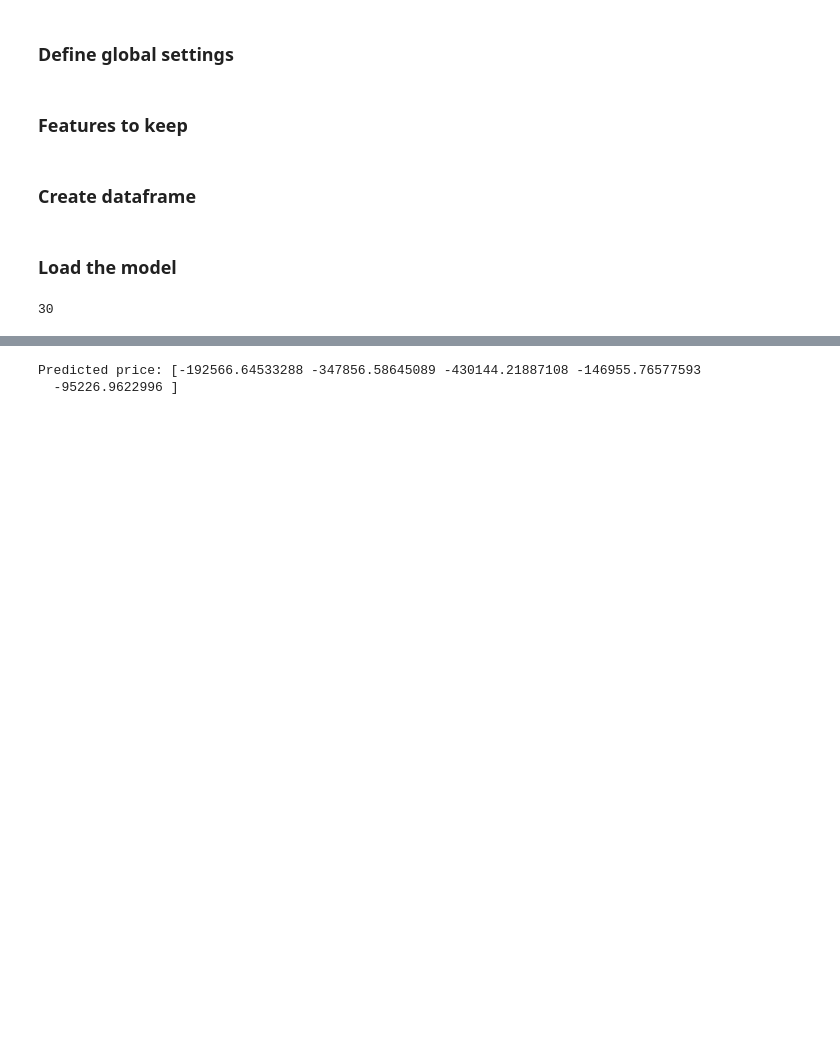
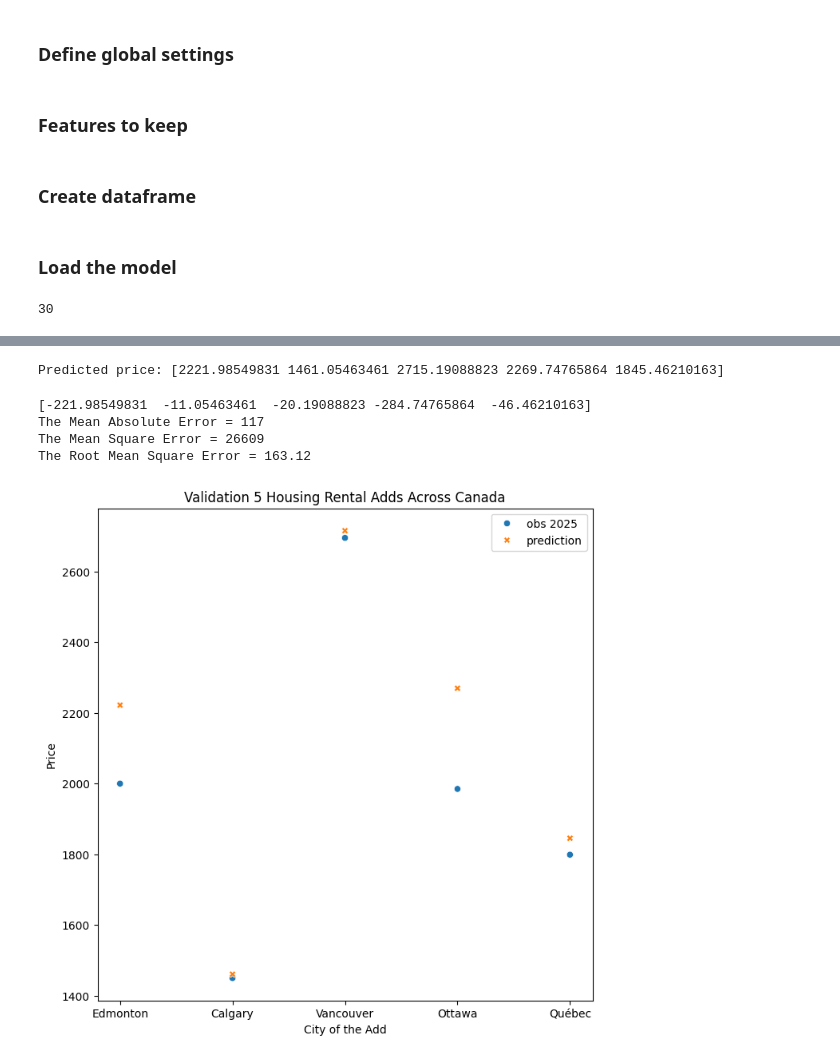
Before and after one commit to ABF-QC/Module2_Project1, a Jupyter notebook: Notebook/Validation_RealData_Polynomial_Regression.ipynb, the cells around one changed output, grey strips where cells are left out. Saved outputs shown, nothing was run; the diff lists cells and outputs as text; code cells hidden in the pictures; blank space fills up the shorter version.

Commit message:
Validation 2025 - Done

```diff
--- a/Notebook/Validation_RealData_Polynomial_Regression.ipynb
+++ b/Notebook/Validation_RealData_Polynomial_Regression.ipynb
@@ -59,15 +59,15 @@ price = [
 ]
 # %%
 #https://www.rentfaster.ca/ab/edmonton/rentals/townhouse/3-bedrooms/king-edward-park/pet-friendly/606335
-add1 = [53.516854400000,-113.463416100000, 3,2.5, 1150, 0,0,0 ,0,0,0,0,0,0,0,0,0,0,0,0,0,0,1,0,0,0,0,0,0,0 ]
+add1 = [53.516854400000,113.463416100000, 3,2.5, 1150, 0,0,0 ,0,0,0,0,0,0,0,0,0,0,0,0,0,0,1,0,0,0,0,0,0,0 ]
 #https://www.rentfaster.ca/ab/calgary/rentals/basement/1-bedroom/banff-trail/pet-friendly/540714
-add2 = [51.078215700000,-114.118240800000, 1,1, 485, 0,1,0 ,1,0,0,0,0,0,0,0,0,0,0,0,1,0,0,0,0,0,0,0,0,0 ]
+add2 = [51.078215700000,114.118240800000, 1,1, 485, 0,1,0 ,1,0,0,0,0,0,0,0,0,0,0,0,1,0,0,0,0,0,0,0,0,0 ]
 # https://www.rentfaster.ca/bc/vancouver/rentals/apartment/1-bedroom/west-end/pet-friendly/579375?-RSYNCabs
-add3 = [49.287549139051,-123.14036503577, 1,1, 447, 0,0,0 ,0,0,0,0,0,1,0,0,0,0,0,0,0,0,0,0,0,0,1,0,0,0 ]
+add3 = [49.287549139051,123.14036503577, 1,1, 447, 0,0,0 ,0,0,0,0,0,1,0,0,0,0,0,0,0,0,0,0,0,0,1,0,0,0 ]
 # https://www.rentfaster.ca/on/ottawa/rentals/apartment/1-bedroom/byward-market/pet-friendly/559539?-RSYNC
-add4 = [45.428845500000,-75.686676400000, 1,1, 649, 0,0,0 ,0,1,0,0,0,0,0,0,0,1,0,0,0,0,0,0,0,1,0,0,0,0 ]
+add4 = [45.428845500000,75.686676400000, 1,1, 649, 0,0,0 ,0,1,0,0,0,0,0,0,0,1,0,0,0,0,0,0,1,0,0,0,0,0 ]
 # https://www.rentfaster.ca/qc/quebec/rentals/apartment/2-bedrooms/non-smoking/315473?-RSYNC
-add5 = [46.793479300000,-71.235082600000, 2,1, 950, 0,0,0 ,0,0,0,0,0,0,0,0,0,0,1,0,0,0,0,0,0,0,0,0,0,0 ]
+add5 = [46.793479300000,71.235082600000, 2,1, 950, 0,0,0 ,0,0,0,0,0,0,0,0,0,0,1,0,0,0,0,0,0,0,0,0,0,0 ]
 len(add5)
 # %% [output]
 30
@@ -108,5 +143,41 @@ new_data_poly_scaled = scaler.transform(new_data_poly)
 prediction = model.predict(new_data_poly_scaled)
 print("Predicted price:", prediction)
 # %% [output]
-Predicted price: [-192566.64533288 -347856.58645089 -430144.21887108 -146955.76577593
-  -95226.9622996 ]
+Predicted price: [2221.98549831 1461.05463461 2715.19088823 2269.74765864 1845.46210163]
+# %%
+print(price - prediction)
+mae = mean_absolute_error(price, prediction)
+
+mse = mean_squared_error(price, prediction)
+
+rmse = np.sqrt(mse)
+
+print(f'The Mean Absolute Error = {mae:.0f}\n\
+The Mean Square Error = {mse:.0f}\n\
+The Root Mean Square Error = {rmse:.2f}\n\n')
+# %% [output]
+[-221.98549831  -11.05463461  -20.19088823 -284.74765864  -46.46210163]
+The Mean Absolute Error = 117
+The Mean Square Error = 26609
+The Root Mean Square Error = 163.12
+# %%
+y_true  = pd.DataFrame(dict(zip([0,1,2,3,4],price)), index=[0]).transpose().rename(columns = {0:'obs 2025'})
+y_fcst  = pd.DataFrame(dict(zip([0,1,2,3,4],prediction)), index=[0]).transpose().rename(columns = {0:'prediction'})
+
+y_new = y_true.join(y_fcst).rename(index={0:'Edmonton',1:'Calgary',2:'Vancouver',3:'Ottawa',4:'Québec'})
+# Create figure and adjust size
+plt.figure(figsize = (8, 8))
+
+# Add scatter plot
+ax = sns.scatterplot(y_new)
+
+# Set title
+ax.set_title('Validation 5 Housing Rental Adds Across Canada')
+
+# Adjust the axis label
+ax.set(xlabel='City of the Add', ylabel='Price')
+
+
+plt.savefig('../Graph/5_cases_validation_2025.png')
+# %% [output]
+[figure, added]
```
Also changed, not shown: parts of 5 cells of this notebook, 3 other files.
